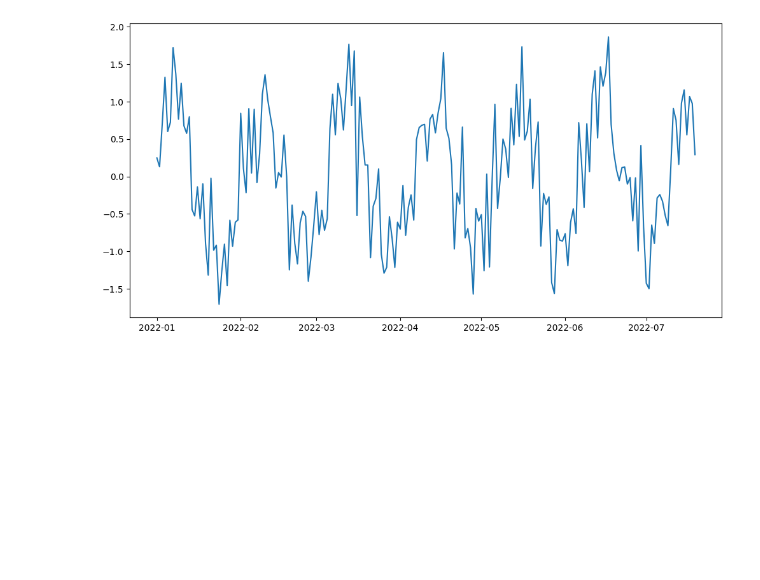
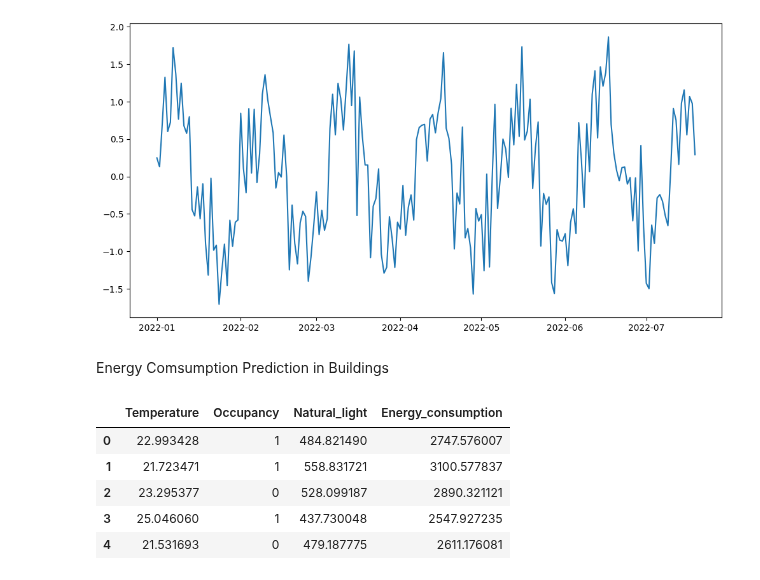
Before and after one commit to MrSimple07/MachineLearning_Practice, a Jupyter notebook: RandomML.ipynb, the cells around one changed output. Cells and saved outputs as stored; diff of their text form; code cells hidden in the pictures; blank space fills up the shorter version.

```diff
--- a/RandomML.ipynb
+++ b/RandomML.ipynb
@@ -279,3 +279,5 @@ plt.plot(data['timestamp'], data['value'])
 plt.show()
 # %% [output]
 [figure]
+# %% [markdown]
+Energy Comsumption Prediction in Buildings
@@ -281,0 +292,24 @@ plt.show()
+# %%
+np.random.seed(42)
+num_samples = 200
+
+temperature = np.random.normal(22,2, num_samples)
+occupancy = np.random.randint(0,2, num_samples)
+natural_light = np.random.normal(500,100, num_samples)
+energy_consumption = 100*occupancy + 10*temperature + 5*natural_light + np.random.normal(0,10, num_samples)
+
+df = pd.DataFrame({
+    'Temperature': temperature,
+    'Occupancy': occupancy,
+    'Natural_light': natural_light,
+    'Energy_consumption': energy_consumption
+})
+
+df.head()
+# %% [output]
+|  | Temperature | Occupancy | Natural_light | Energy_consumption |
+| 0 | 22.993428 | 1 | 484.821490 | 2747.576007 |
+| 1 | 21.723471 | 1 | 558.831721 | 3100.577837 |
+| 2 | 23.295377 | 0 | 528.099187 | 2890.321121 |
+| 3 | 25.046060 | 1 | 437.730048 | 2547.927235 |
+| 4 | 21.531693 | 0 | 479.187775 | 2611.176081 |
```
Also changed, not shown: parts of 4 cells of this notebook.
